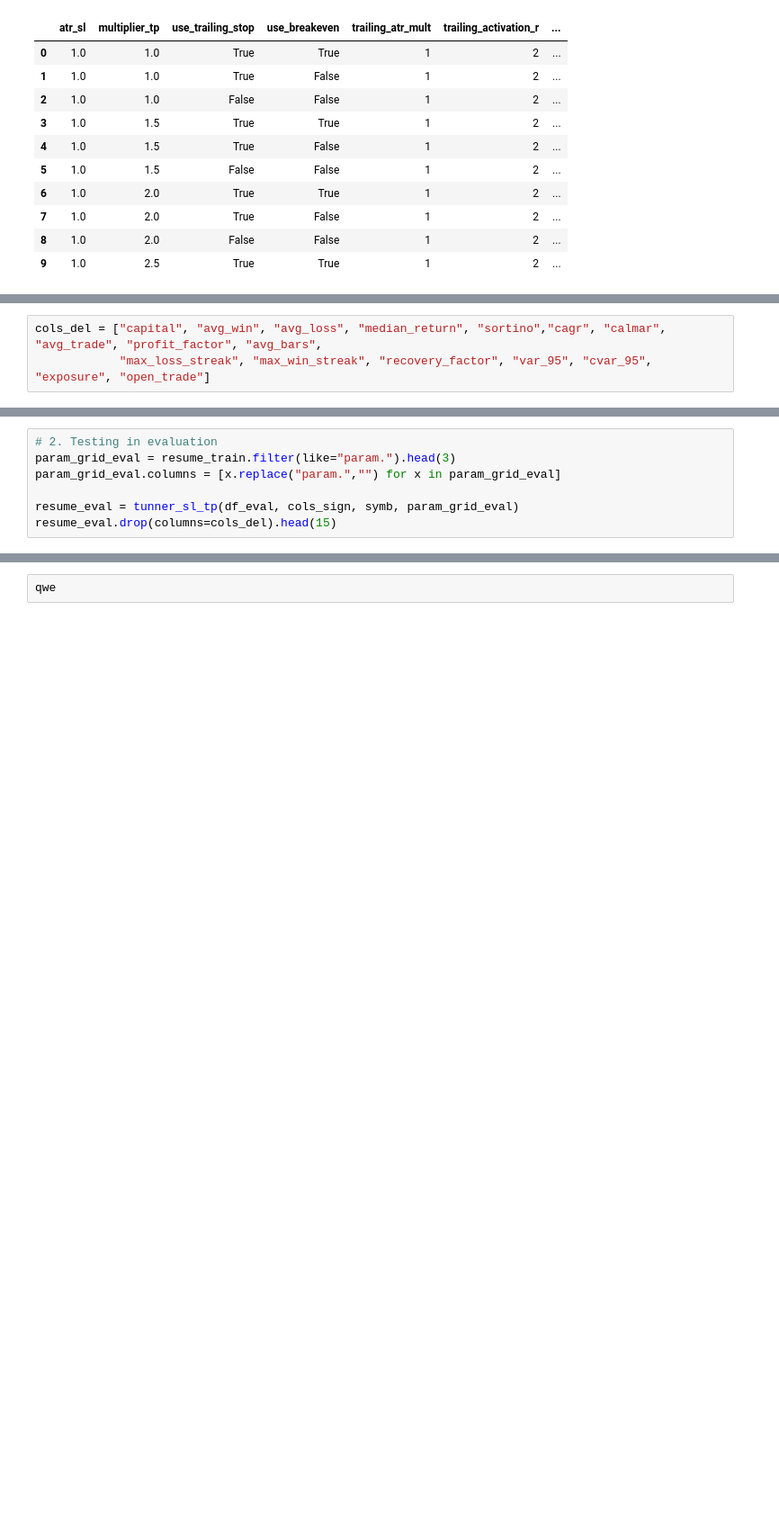
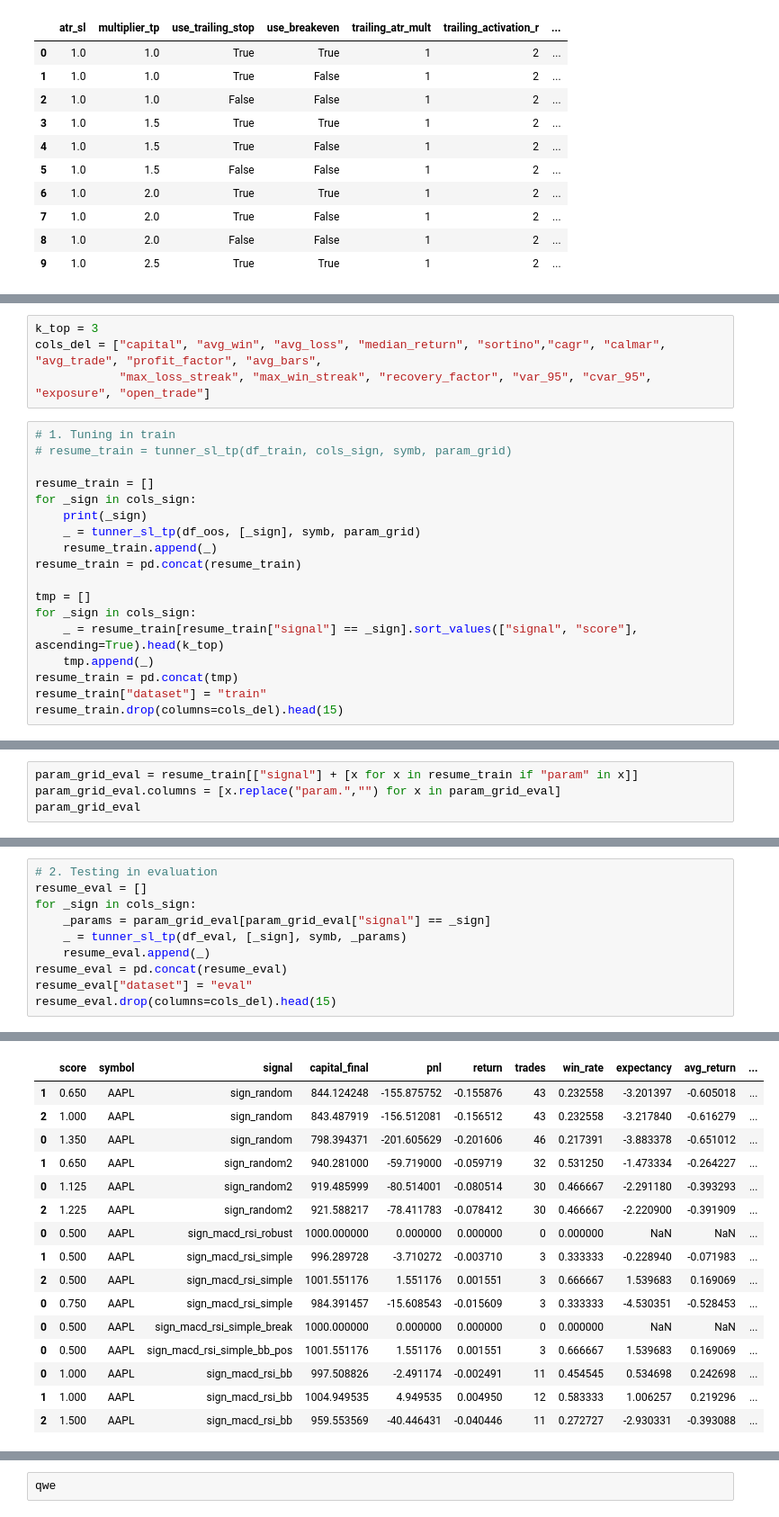
Before and after one commit to josebrx99/python, a Jupyter notebook: trading/engine/backtester.ipynb, the cells around one changed output, grey strips where cells are left out. Shown at 90% size. Drawn from its saved outputs; the diff is of its cells as text; blank space fills up the shorter version.

```diff
--- a/trading/engine/backtester.ipynb
+++ b/trading/engine/backtester.ipynb
@@ -320,4 +351,23 @@ def tunner_sl_tp(df, cols_sign, symb, param_grid):
     return resume_tun
 # %%
+k_top = 3
 cols_del = ["capital", "avg_win", "avg_loss", "median_return", "sortino","cagr", "calmar", "avg_trade", "profit_factor", "avg_bars",
             "max_loss_streak", "max_win_streak", "recovery_factor", "var_95", "cvar_95", "exposure", "open_trade"]
+# %%
+# 1. Tuning in train
+# resume_train = tunner_sl_tp(df_train, cols_sign, symb, param_grid)
+
+resume_train = []
+for _sign in cols_sign:
+    print(_sign)
+    _ = tunner_sl_tp(df_oos, [_sign], symb, param_grid)
+    resume_train.append(_)
+resume_train = pd.concat(resume_train)
+
+tmp = []
+for _sign in cols_sign:
+    _ = resume_train[resume_train["signal"] == _sign].sort_values(["signal", "score"], ascending=True).head(k_top)
+    tmp.append(_)
+resume_train = pd.concat(tmp)
+resume_train["dataset"] = "train"
+resume_train.drop(columns=cols_del).head(15)
@@ -323,0 +388,4 @@ cols_del = ["capital", "avg_win", "avg_loss", "median_return", "sortino","cagr",
+# %%
+param_grid_eval = resume_train[["signal"] + [x for x in resume_train if "param" in x]]
+param_grid_eval.columns = [x.replace("param.","") for x in param_grid_eval]
+param_grid_eval
@@ -347,8 +429,11 @@ resume_train.drop(columns=cols_del).head(15)
 # %%
 # 2. Testing in evaluation
-param_grid_eval = resume_train.filter(like="param.").head(3)
-param_grid_eval.columns = [x.replace("param.","") for x in param_grid_eval]
-
-resume_eval = tunner_sl_tp(df_eval, cols_sign, symb, param_grid_eval)
+resume_eval = []
+for _sign in cols_sign:
+    _params = param_grid_eval[param_grid_eval["signal"] == _sign]
+    _ = tunner_sl_tp(df_eval, [_sign], symb, _params)
+    resume_eval.append(_)
+resume_eval = pd.concat(resume_eval)
+resume_eval["dataset"] = "eval"
 resume_eval.drop(columns=cols_del).head(15)
 # %% [output]
@@ -355,0 +440,16 @@ IntCastingNaNError: Cannot convert non-finite values (NA or inf) to integer.Repl
+|  | score | symbol | signal | capital_final | pnl | return | trades | win_rate | expectancy | avg_return | ... |
+| 1 | 0.650 | AAPL | sign_random | 844.124248 | -155.875752 | -0.155876 | 43 | 0.232558 | -3.201397 | -0.605018 | ... |
+| 2 | 1.000 | AAPL | sign_random | 843.487919 | -156.512081 | -0.156512 | 43 | 0.232558 | -3.217840 | -0.616279 | ... |
+| 0 | 1.350 | AAPL | sign_random | 798.394371 | -201.605629 | -0.201606 | 46 | 0.217391 | -3.883378 | -0.651012 | ... |
+| 1 | 0.650 | AAPL | sign_random2 | 940.281000 | -59.719000 | -0.059719 | 32 | 0.531250 | -1.473334 | -0.264227 | ... |
+| 0 | 1.125 | AAPL | sign_random2 | 919.485999 | -80.514001 | -0.080514 | 30 | 0.466667 | -2.291180 | -0.393293 | ... |
+| 2 | 1.225 | AAPL | sign_random2 | 921.588217 | -78.411783 | -0.078412 | 30 | 0.466667 | -2.220900 | -0.391909 | ... |
+| 0 | 0.500 | AAPL | sign_macd_rsi_robust | 1000.000000 | 0.000000 | 0.000000 | 0 | 0.000000 | NaN | NaN | ... |
+| 1 | 0.500 | AAPL | sign_macd_rsi_simple | 996.289728 | -3.710272 | -0.003710 | 3 | 0.333333 | -0.228940 | -0.071983 | ... |
+| 2 | 0.500 | AAPL | sign_macd_rsi_simple | 1001.551176 | 1.551176 | 0.001551 | 3 | 0.666667 | 1.539683 | 0.169069 | ... |
+| 0 | 0.750 | AAPL | sign_macd_rsi_simple | 984.391457 | -15.608543 | -0.015609 | 3 | 0.333333 | -4.530351 | -0.528453 | ... |
+| 0 | 0.500 | AAPL | sign_macd_rsi_simple_break | 1000.000000 | 0.000000 | 0.000000 | 0 | 0.000000 | NaN | NaN | ... |
+| 0 | 0.500 | AAPL | sign_macd_rsi_simple_bb_pos | 1001.551176 | 1.551176 | 0.001551 | 3 | 0.666667 | 1.539683 | 0.169069 | ... |
+| 0 | 1.000 | AAPL | sign_macd_rsi_bb | 997.508826 | -2.491174 | -0.002491 | 11 | 0.454545 | 0.534698 | 0.242698 | ... |
+| 1 | 1.000 | AAPL | sign_macd_rsi_bb | 1004.949535 | 4.949535 | 0.004950 | 12 | 0.583333 | 1.006257 | 0.219296 | ... |
+| 2 | 1.500 | AAPL | sign_macd_rsi_bb | 959.553569 | -40.446431 | -0.040446 | 11 | 0.272727 | -2.930331 | -0.393088 | ... |
```
Also changed, not shown: parts of 21 cells of this notebook, 5 other files.
